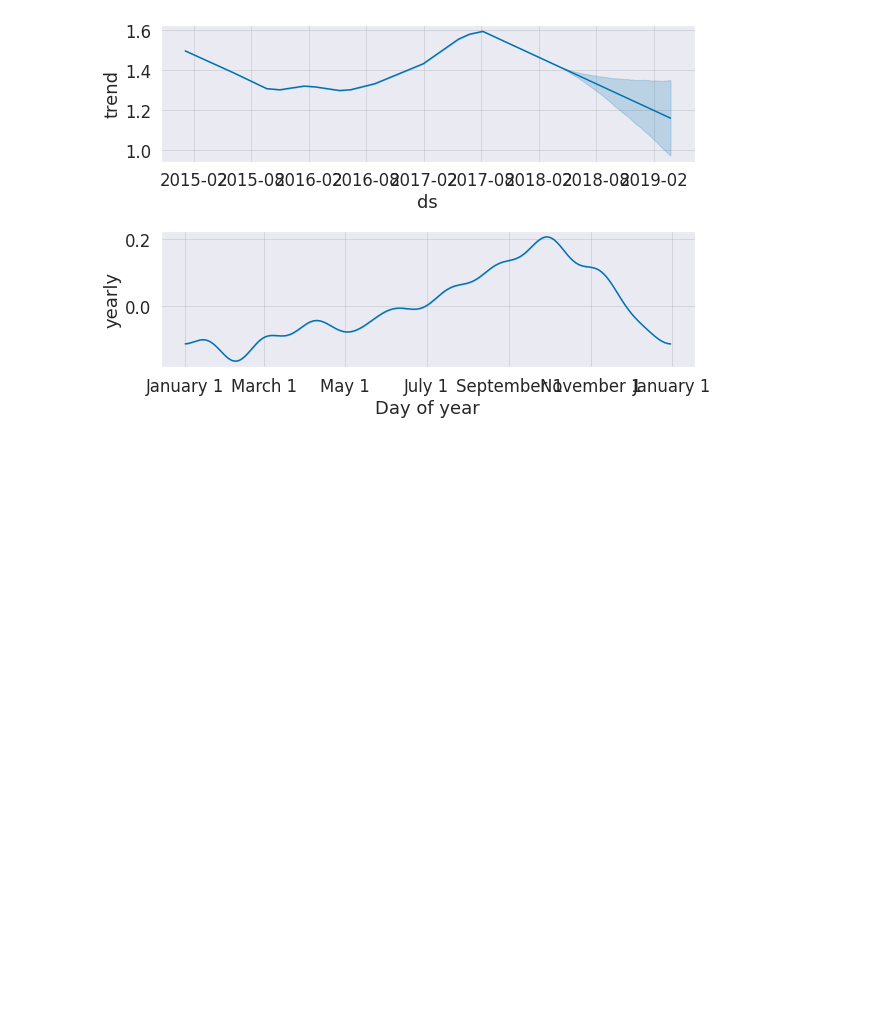
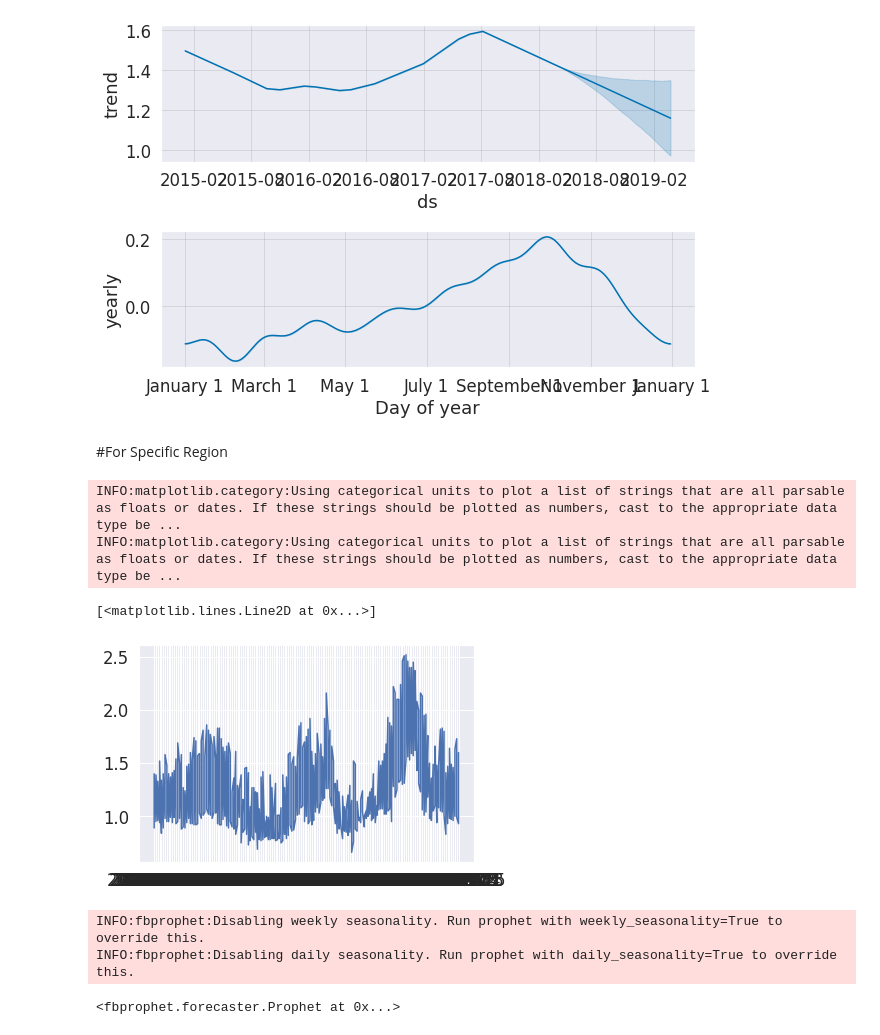
Before and after one commit to pysaurav/timeseries-analysis-forecasting, a Jupyter notebook: timeseries_fbprophet.ipynb, the cells around one changed output. Cells and saved outputs as stored; diff of their text form; code cells hidden in the pictures; blank space fills up the shorter version.

```diff
--- a/timeseries_fbprophet.ipynb
+++ b/timeseries_fbprophet.ipynb
@@ -203,3 +203,18 @@ figure = m.plot(forecast, xlabel='Date',ylabel='Price')
 figure2 = m.plot_components(forecast)
 # %% [output]
 [figure]
+# %% [markdown]
+#For Specific Region
+# %%
+avocado_df = pd.read_csv('avocado.csv')
+# %%
+avocado_df_sample = avocado_df[avocado_df['region']=='West']
+# %%
+avocado_df_sample = avocado_df_sample.sort_values('Date')
+# %%
+plt.plot(avocado_df_sample['Date'],avocado_df_sample['AveragePrice'])
+# %% [output]
+INFO:matplotlib.category:Using categorical units to plot a list of strings that are all parsable as floats or dates. If these strings should be plotted as numbers, cast to the appropriate data type be ...
+INFO:matplotlib.category:Using categorical units to plot a list of strings that are all parsable as floats or dates. If these strings should be plotted as numbers, cast to the appropriate data type be ...
+[<matplotlib.lines.Line2D at 0x...>]
+[figure, added]
@@ -205,0 +225,7 @@ figure2 = m.plot_components(forecast)
+# %%
+m=Prophet()
+m.fit(avocado_df_sample)
+# %% [output]
+INFO:fbprophet:Disabling weekly seasonality. Run prophet with weekly_seasonality=True to override this.
+INFO:fbprophet:Disabling daily seasonality. Run prophet with daily_seasonality=True to override this.
+<fbprophet.forecaster.Prophet at 0x...>
```
Also changed, not shown: parts of 5 cells of this notebook.
